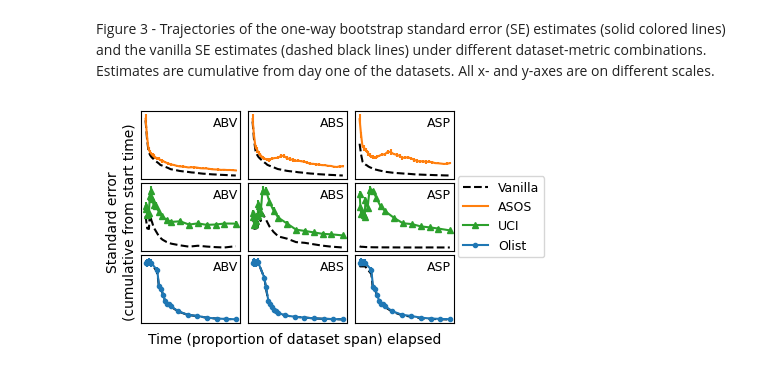
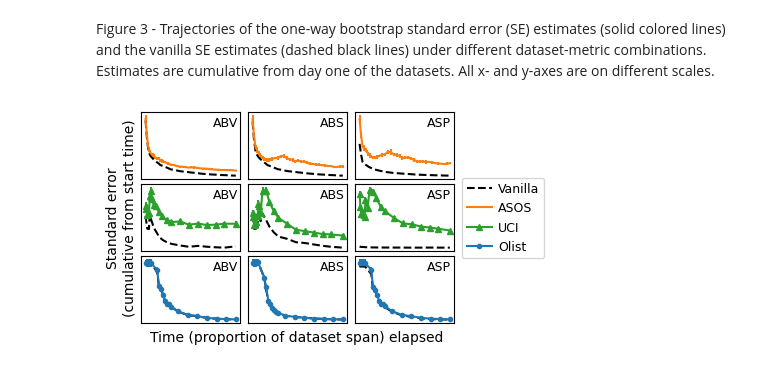
Before and after one commit to liuchbryan/oce-ecomm-abv-calculation, a Jupyter notebook: F02-03 - Vanilla vs Oneway Bootstrap SE.ipynb, the cells around one changed output. Cells and saved outputs as stored; diff of their text form; code cells hidden in the pictures.

```diff
--- a/F02-03 - Vanilla vs Oneway Bootstrap SE.ipynb
+++ b/F02-03 - Vanilla vs Oneway Bootstrap SE.ipynb
@@ -259,35 +260,35 @@ for index in range(0, num_rows * num_cols):
             plot_statistics_df=plot_statistics_df,
         )
     )
     ax.set_xticks([])
     ax.set_yticks([])
     ax.text(0.72, 0.78, response_to_metric_mapping[plot_statistics_df["response_col"].iloc[0]],
             transform=ax.transAxes,
             fontsize=9)
 
 fig.legend(
     handles=[
         mlines.Line2D([], [], ls='--', c='k', label="Vanilla"),
         mlines.Line2D([], [], **get_plot_parameters(plot_statistics_asos_abv_df)),
         mlines.Line2D([], [], **get_plot_parameters(plot_statistics_uci_abv_df)),
         mlines.Line2D([], [], **get_plot_parameters(plot_statistics_olist_abv_df))
     ],
-    bbox_to_anchor=(1.27, 0.745),
+    bbox_to_anchor=(1.27, 0.74),
+    handletextpad=0.5,
     fontsize=9,
-    columnspacing=0
 )
 
 
 fig.supylabel("Standard error\n(cumulative from start time)",
               fontsize="medium",
               ma="center",
-              x=0.0, y=0.52)
+              x=0.0, y=0.54)
 fig.supxlabel("Time (proportion of dataset span) elapsed",
               fontsize="medium",
-              x=0.54, y=-0.02)
+              x=0.545, y=-0.015)
 fig.tight_layout(pad=0)
 
 fig.savefig("./data/plot_svbse_trajectory_small.pdf", bbox_inches="tight")
 fig.show()
 # %% [output]
-[figure, old version]
+[figure, new version]
```
Also changed, not shown: parts of 1 cell of this notebook, 3 other files.
